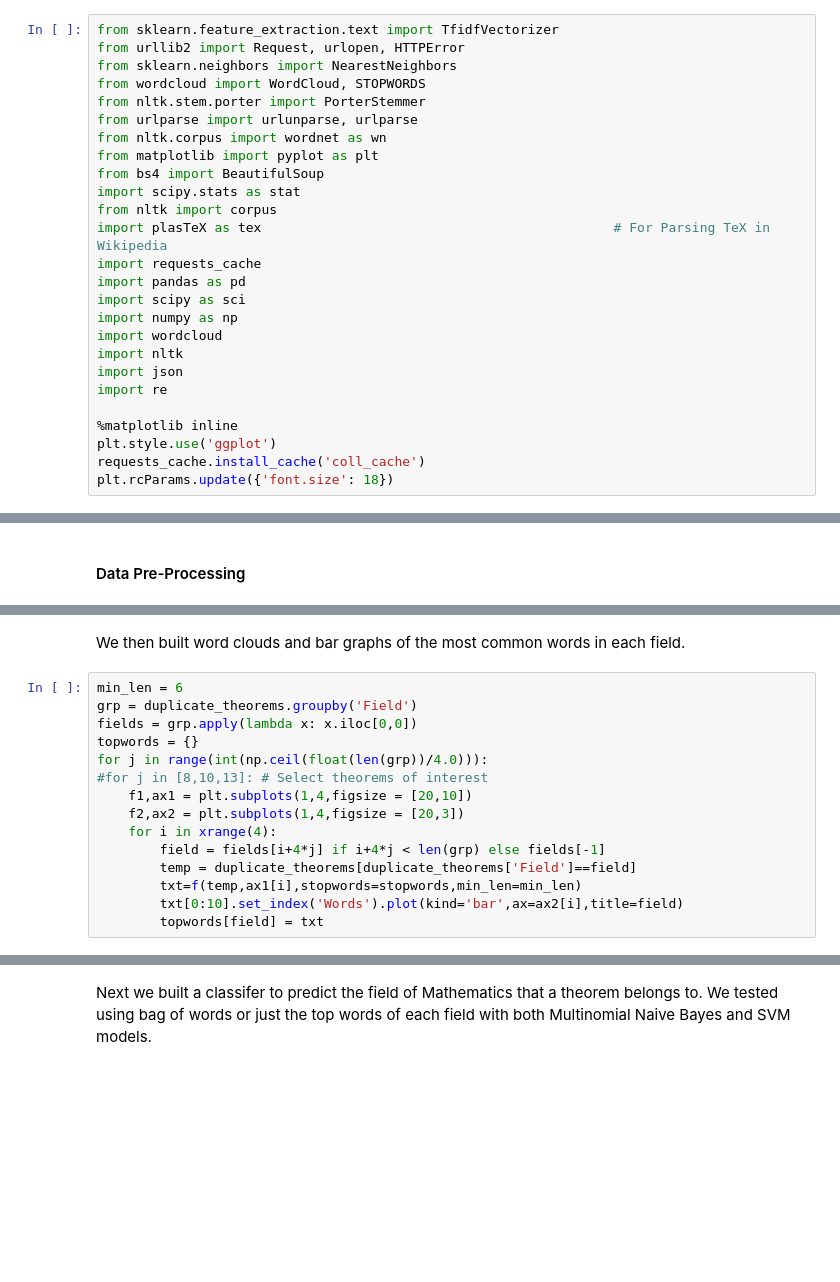
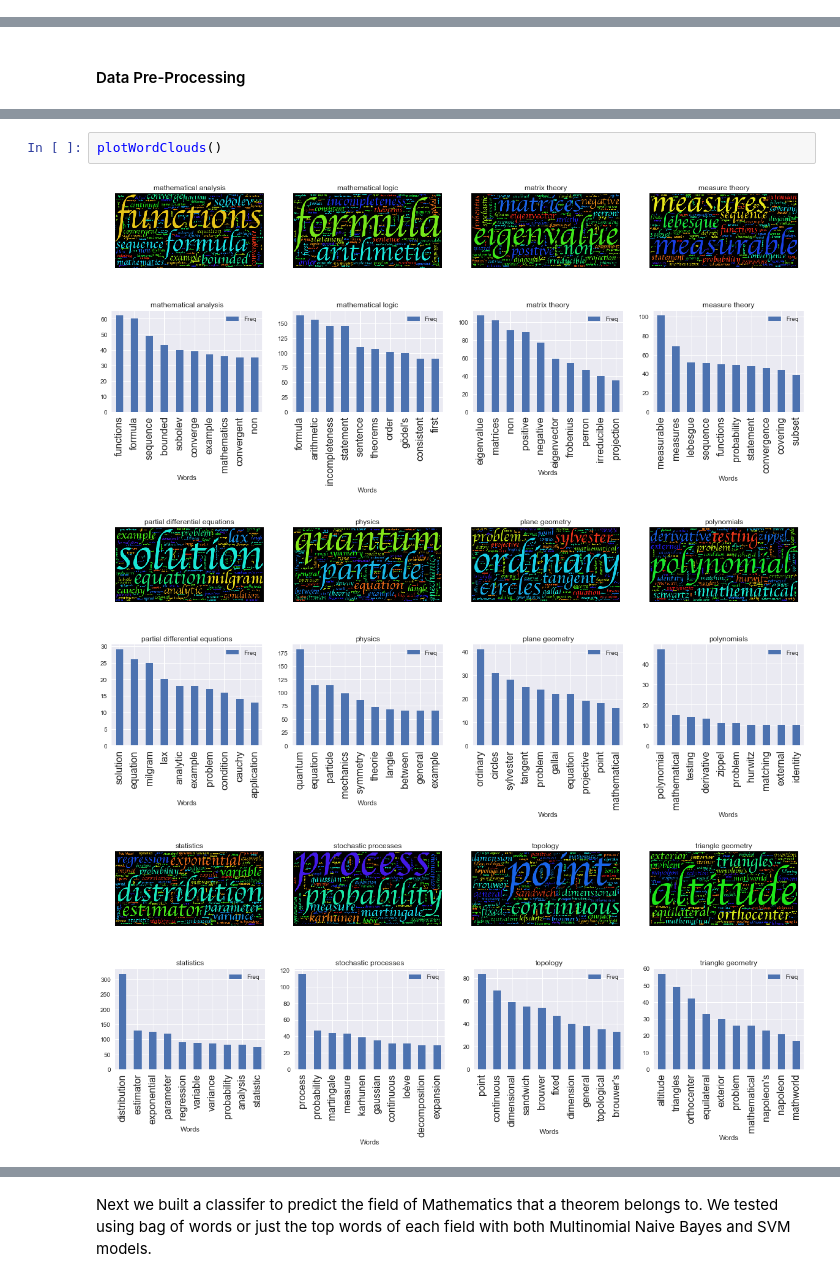
Before and after one commit to dsherma7/MathNet, a Jupyter notebook: Summary.ipynb, the cells around one changed output, grey strips where cells are left out. Saved outputs shown, nothing was run; the diff lists cells and outputs as text; blank space fills up the shorter version.

```diff
--- a/Summary.ipynb
+++ b/Summary.ipynb
@@ -7,26 +9,0 @@
-# %%
-from sklearn.feature_extraction.text import TfidfVectorizer
-from urllib2 import Request, urlopen, HTTPError
-from sklearn.neighbors import NearestNeighbors
-from wordcloud import WordCloud, STOPWORDS
-from nltk.stem.porter import PorterStemmer
-from urlparse import urlunparse, urlparse
-from nltk.corpus import wordnet as wn
-from matplotlib import pyplot as plt
-from bs4 import BeautifulSoup
-import scipy.stats as stat
-from nltk import corpus
-import plasTeX as tex                                             # For Parsing TeX in Wikipedia
-import requests_cache
-import pandas as pd
-import scipy as sci
-import numpy as np
-import wordcloud
-import nltk
-import json
-import re
-
-%matplotlib inline
-plt.style.use('ggplot')
-requests_cache.install_cache('coll_cache')
-plt.rcParams.update({'font.size': 18})
@@ -185,17 +33,9 @@ def f(text,ax=plt,stopwords=[''],min_len=7,title=None):
-# %% [markdown]
-We then built word clouds and bar graphs of the most common words in each field.
-# %%
-min_len = 6
-grp = duplicate_theorems.groupby('Field')
-fields = grp.apply(lambda x: x.iloc[0,0])
-topwords = {}
-for j in range(int(np.ceil(float(len(grp))/4.0))):
-#for j in [8,10,13]: # Select theorems of interest
-    f1,ax1 = plt.subplots(1,4,figsize = [20,10])
-    f2,ax2 = plt.subplots(1,4,figsize = [20,3])
-    for i in xrange(4):
-        field = fields[i+4*j] if i+4*j < len(grp) else fields[-1]
-        temp = duplicate_theorems[duplicate_theorems['Field']==field]
-        txt=f(temp,ax1[i],stopwords=stopwords,min_len=min_len)
-        txt[0:10].set_index('Words').plot(kind='bar',ax=ax2[i],title=field)
-        topwords[field] = txt
+# %%
+plotWordClouds()
+# %% [output]
+[figure, added]
+[figure, added]
+[figure, added]
+[figure, added]
+[figure, added]
+[figure, added]
```
Also changed, not shown: parts of 62 cells of this notebook, 5 other files.
